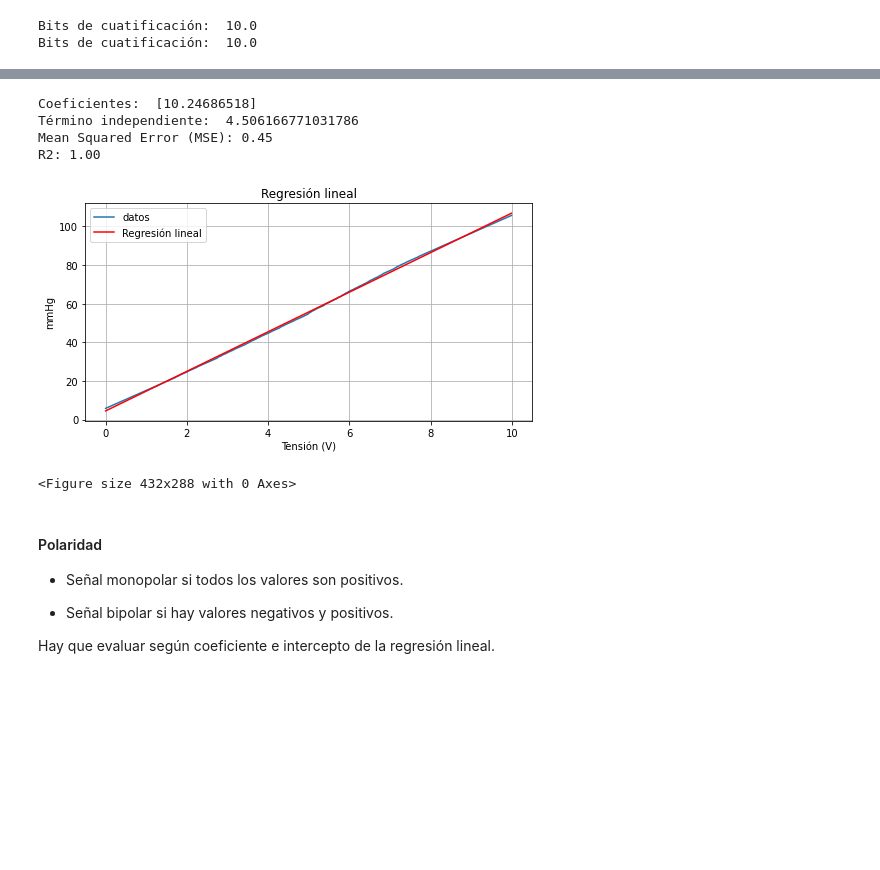
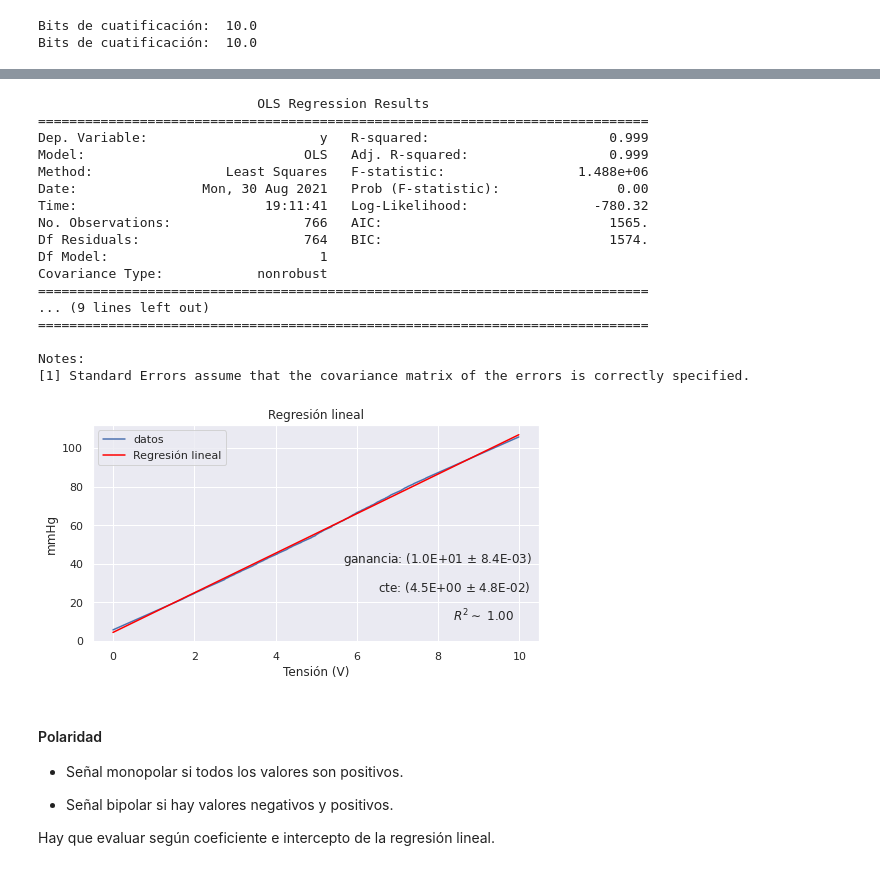
Before and after one commit to feliux/physics_projects, a Jupyter notebook: image_processing/1_transduccion/1_Transduccion_Analogico_Digital.ipynb, the cells around one changed output, grey strips where cells are left out. Drawn from its saved outputs; the diff is of its cells as text; code cells hidden in the pictures; blank space fills up the shorter version.

```diff
--- a/image_processing/1_transduccion/1_Transduccion_Analogico_Digital.ipynb
+++ b/image_processing/1_transduccion/1_Transduccion_Analogico_Digital.ipynb
@@ -164,41 +162,46 @@ mmHg = ganancia*tension +B
 $$
-# %%
-from sklearn import linear_model
-from sklearn.metrics import mean_squared_error, r2_score
-
-# Creamos el objeto para regresion lineal
-regr = linear_model.LinearRegression()
-# Entrenamos nuestro modelo
-regr.fit(xm.reshape(-1, 1), yu)
-# Hacemos las predicciones
-y_pred = regr.predict(xm.reshape(-1, 1))
-
-# Tangente
-print("Coeficientes: ", regr.coef_)
-# Término independiente
-print("Término independiente: ", regr.intercept_)
-# MSE
-print("Mean Squared Error (MSE): %.2f" % mean_squared_error(yu, y_pred))
-# R2, tiende a 1.0
-print("R2: %.2f" % r2_score(yu, y_pred))
-
-plt.figure(figsize = (8, 4))
-plt.grid(True)
-plt.plot(xm, yu, label="datos")
-plt.plot(xm, y_pred, color="red", label="Regresión lineal")
-plt.title("Regresión lineal")
-plt.xlabel("Tensión (V)")
-plt.ylabel("mmHg")
-plt.legend()
-plt.show()
-plt.savefig("plot_regresion.png")
-# %% [output]
-Coeficientes:  [10.24686518]
-Término independiente:  4.506166771031786
-Mean Squared Error (MSE): 0.45
-R2: 1.00
-[figure, removed]
-<Figure size 432x288 with 0 Axes>
+# %%
+X = sm.add_constant(xm, prepend=True)
+
+ols1 = sm.OLS(yu, X)
+ols_result1 = ols1.fit()
+print(ols_result1.summary())
+print(" ")
+
+y_pred = ols_result1.predict(X)
+
+plt.figure(figsize = (8, 4))
+plt.grid(True)
+plt.plot(xm, yu, label="datos")
+plt.plot(xm, y_pred, color="red", label="Regresión lineal")
+plt.figtext(.56, .4, f"ganancia: (%.1E $\pm$ %.1E)" % (ols_result1.params[1], ols_result1.bse[1]))
+plt.figtext(.62, .3, f"cte: (%.1E $\pm$ %.1E)" % (ols_result1.params[0], ols_result1.bse[0]))
+plt.figtext(.75, .2, f"$R^2 \sim$ %.2f" % ols_result1.rsquared)
+plt.title("Regresión lineal")
+plt.xlabel("Tensión (V)")
+plt.ylabel("mmHg")
+plt.legend()
+plt.savefig(FIGURES_PATH + "plot_regresion.png")
+plt.show()
+# %% [output]
+                            OLS Regression Results
+==============================================================================
+Dep. Variable:                      y   R-squared:                       0.999
+Model:                            OLS   Adj. R-squared:                  0.999
+Method:                 Least Squares   F-statistic:                 1.488e+06
+Date:                Mon, 30 Aug 2021   Prob (F-statistic):               0.00
+Time:                        19:11:41   Log-Likelihood:                -780.32
+No. Observations:                 766   AIC:                             1565.
+Df Residuals:                     764   BIC:                             1574.
+Df Model:                           1
+Covariance Type:            nonrobust
+==============================================================================
+... (9 lines left out)
+==============================================================================
+
+Notes:
+[1] Standard Errors assume that the covariance matrix of the errors is correctly specified.
+[figure, added]
 # %% [markdown]
 #### Polaridad
 
```
Also changed, not shown: parts of 11 cells of this notebook, 26 other files.
